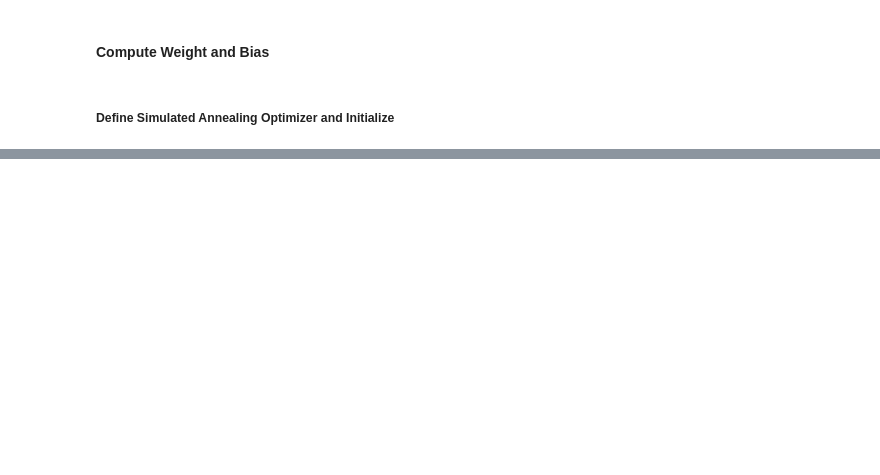
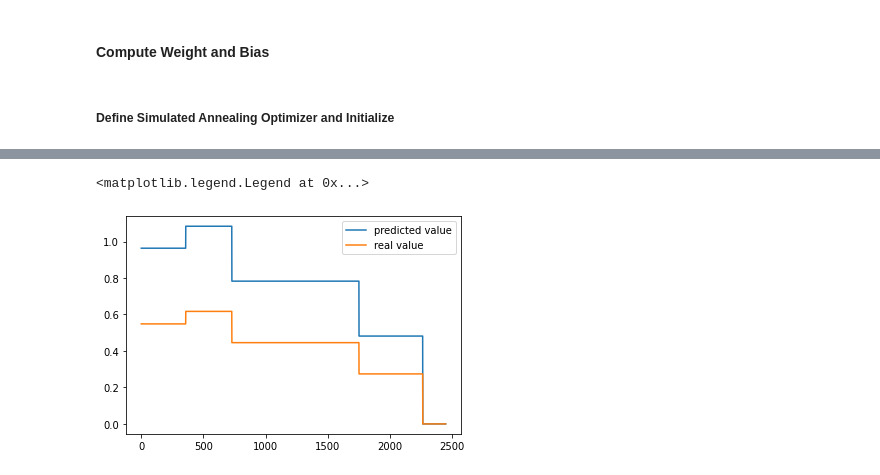
Before and after one commit to qori-aziz/Intelligent-Systems-and-Control-EL5108, a Jupyter notebook: 2 - System Identification with Neural Networks/loss_function_variation.ipynb, the cells around one changed output, grey strips where cells are left out. Cells and saved outputs as stored; diff of their text form; code cells hidden in the pictures; blank space fills up the shorter version.

Commit message:
add : add linear_regression_task

```diff
--- a/2 - System Identification with Neural Networks/loss_function_variation.ipynb
+++ b/2 - System Identification with Neural Networks/loss_function_variation.ipynb
@@ -472,7 +470,7 @@ import math
 import random
 
 class SimulatedAnnealing(Optimizer):
-    def __init__(self, neighborhoodSize = 0.2
+    def __init__(self, neighborhoodSize = 0.5
                  , loss = nn.MSELoss()
                  , model = None
                  , features = None
@@ -511,6 +509,8 @@ class SimulatedAnnealing(Optimizer):
                                                             , size = param.shape[0]))
                 #now add random to the params to transform them
                 new_param = param + random * self.neighborhoodSize
+
+                # Insert new parameter to model for calculating new loss
                 self.model.state_dict()[name].copy_(new_param)
 
                 newOutputs = self.model(self.features)
@@ -520,16 +520,17 @@ class SimulatedAnnealing(Optimizer):
                 self.model.load_state_dict(old_state_dict)
 
                 if (newLoss  < oldLoss):
-                     #put the old weights back
                      self.model.state_dict()[name].copy_(new_param)
                 else:
                     if np.random.random() < math.exp(-(newLoss-oldLoss) / self.currTemp):
                         self.model.state_dict()[name].copy_(new_param)
+
+        # Descent the temperature linearly
         self.currTemp -= self.stepTemp
         print(self.currTemp)
 # %%
 lossFunc =  nn.MSELoss()
-optimizer = SimulatedAnnealing(loss = lossFunc, model=network, features=nn_ga_train, labels=y_ga_train, bounds = torch.tensor([[-10, 10]]), initTemp = 5)
+optimizer = SimulatedAnnealing(loss = lossFunc, model=network, features=nn_ga_train, labels=y_ga_train, bounds = torch.tensor([[-5, 5]]), initTemp = 5)
 epoch = 500
 for e in range(epoch):
 
@@ -540,7 +541,7 @@ for e in range(epoch):
    loss = lossFunc(y_pred, y_ga_train)
 
    # Define termination criteria
-   if (optimizer.currTemp-0.00005 <= optimizer.finalTemp) or (loss < 0.008):
+   if (optimizer.currTemp-0.00005 <= optimizer.finalTemp) or (loss < 0.005):
       break
    print('epoch: ', e,' loss: ', loss.item())
 
@@ -600,0 +606,3 @@ tensor([[0.5112],
+# %%
+regressor = nn2tf(network, hidden_layer, inp_order, out_order)
+print(regressor)
@@ -601 +627,33 @@ tensor([[0.5112],
+# %%
+# Calculate estimated output from transfer function
+y_pred_tf1 = np.zeros((len(y_ga_test),1))
+
+nn_ga_test_detach = nn_ga_test.detach().numpy()
+
+for i in range(len(y_ga_test)):
+    if i == 0 :
+        y_pred_tf1[i] = regressor[0][0] * nn_ga_test_detach[i][0]
+        continue
+
+    # Fill y(k-1)
+    if i >= 1 :
+        nn_ga_test_detach[i][2] = y_pred[i-1]
+
+    # Fill y(k-2)
+    if i >=2 :
+        nn_ga_test_detach[i][3] = y_pred[i-2]
+
+    for j in range (len(regressor)):
+        y_pred_tf1[i] += regressor[0][j] * nn_ga_test_detach[i][j]
+# %%
+# Print test dat
+
+y_test = y_ga_test.detach().numpy()
+# plt.plot(nn_input_test, label='input value')
+plt.plot(y_pred_tf1, label='predicted value')
+plt.plot(y_test, label='real value')
+plt.legend()
+# %% [output]
+<matplotlib.legend.Legend at 0x...>
+[figure, added]
 # %%
```
Also changed, not shown: parts of 16 cells of this notebook, 2 other files.
